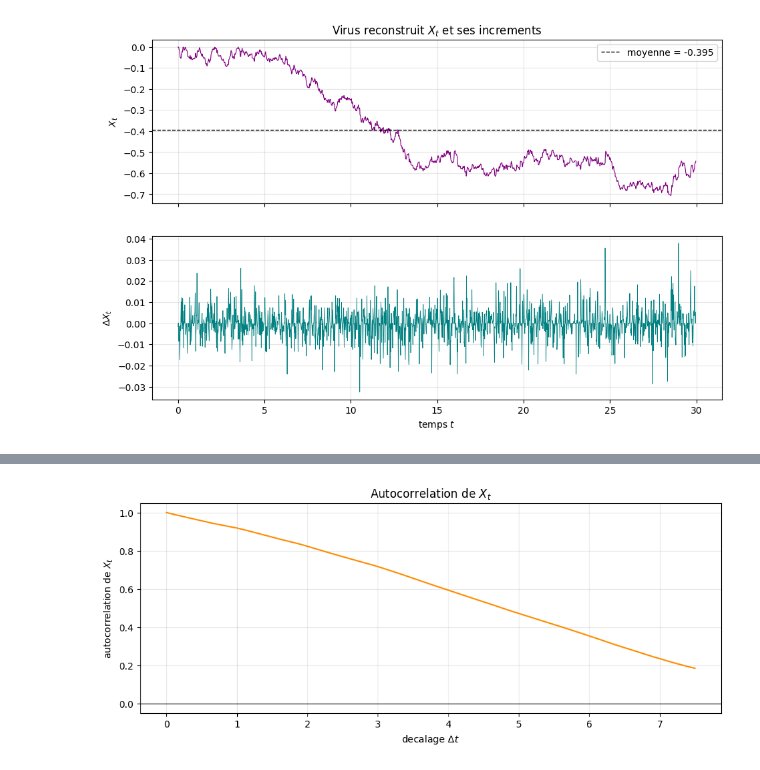
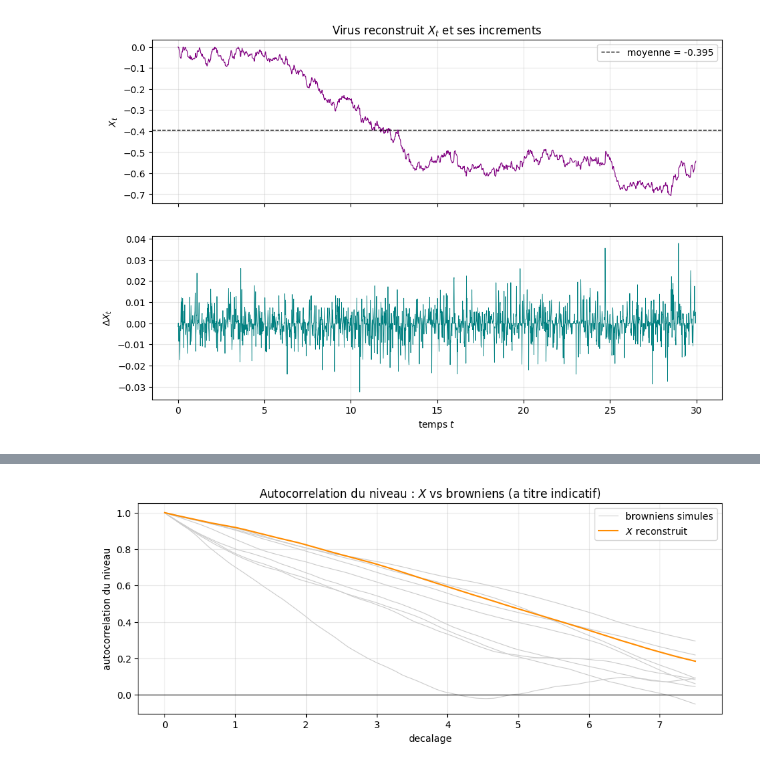
Before and after one commit to Flyioncy/Projet_Stochastiques, a Jupyter notebook: notebook.ipynb, the cells around one changed output, grey strips where cells are left out. Cells and saved outputs as stored; diff of their text form; code cells hidden in the pictures.

```diff
--- a/notebook.ipynb
+++ b/notebook.ipynb
@@ -128,21 +155,27 @@ plt.show()
 # %%
 def autocorr(x, nlags):
     x = x - x.mean()
-    var = np.sum(x * x)
-    return np.array([np.sum(x[:len(x) - k] * x[k:]) / var for k in range(nlags + 1)])
+    v = np.sum(x * x)
+    return np.array([np.sum(x[:len(x) - k] * x[k:]) / v for k in range(nlags + 1)])
 
 nlags = 500
-rho = autocorr(X, nlags)
-lags_t = np.arange(nlags + 1) * dt   # decalage exprime en temps
+lags = np.arange(nlags + 1) * dt
+rho_X = autocorr(X, nlags)
 
 plt.figure(figsize=(11, 4))
-plt.plot(lags_t, rho, color="darkorange")
+for k in range(8):
+    # Marche aleatoire = brownien discretise, meme longueur que X.
+    B = np.cumsum(scs.norm(0, 1).rvs(size=len(X)))
+    plt.plot(lags, autocorr(B, nlags), color="0.8", lw=0.8,
+             label="browniens simules" if k == 0 else None)
+plt.plot(lags, rho_X, color="darkorange", lw=1.5, label="$X$ reconstruit")
 plt.axhline(0, color="black", lw=0.8)
-plt.xlabel(r"decalage $\Delta t$")
-plt.ylabel("autocorrelation de $X_t$")
-plt.title("Autocorrelation de $X_t$")
+plt.xlabel("decalage")
+plt.ylabel("autocorrelation du niveau")
+plt.title("Autocorrelation du niveau : $X$ vs browniens (a titre indicatif)")
+plt.legend()
 plt.grid(alpha=0.3)
-plt.savefig("figures/virus4_Xt_acf.png", dpi=150, bbox_inches="tight")
+plt.savefig("figures/virus4_acf_vs_brownien.png", dpi=150, bbox_inches="tight")
 plt.show()
 # %% [output]
-[figure, old version]
+[figure, new version]
```
Also changed, not shown: parts of 5 cells of this notebook, 4 other files.
